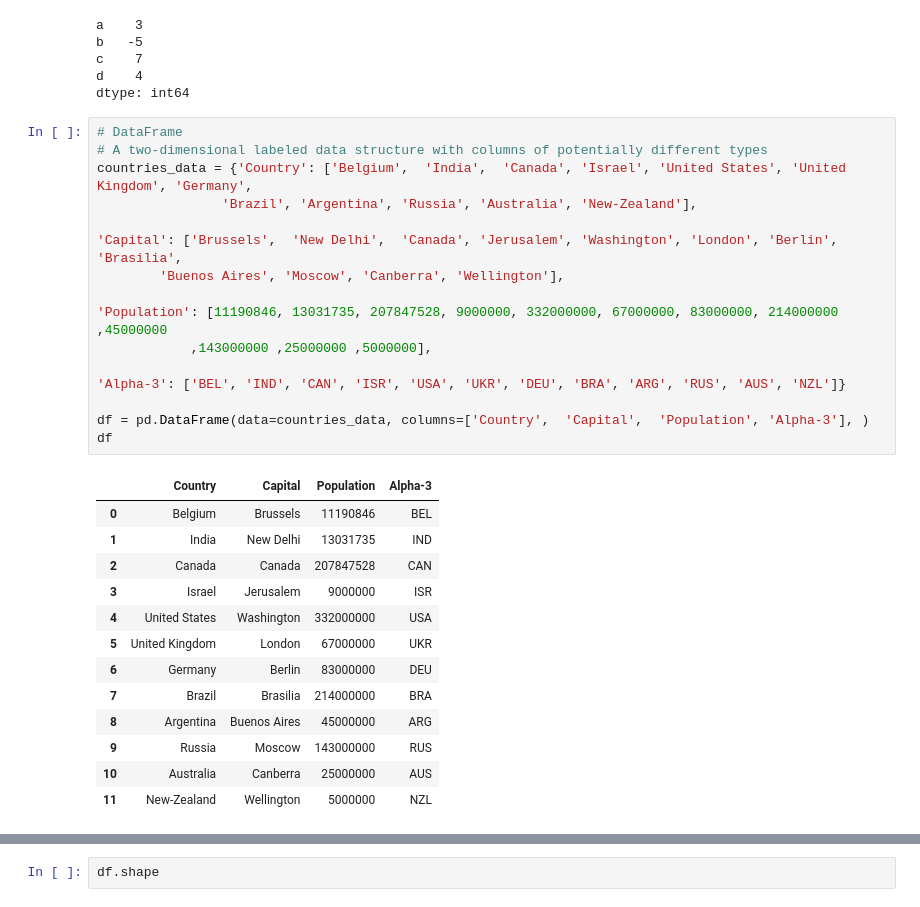
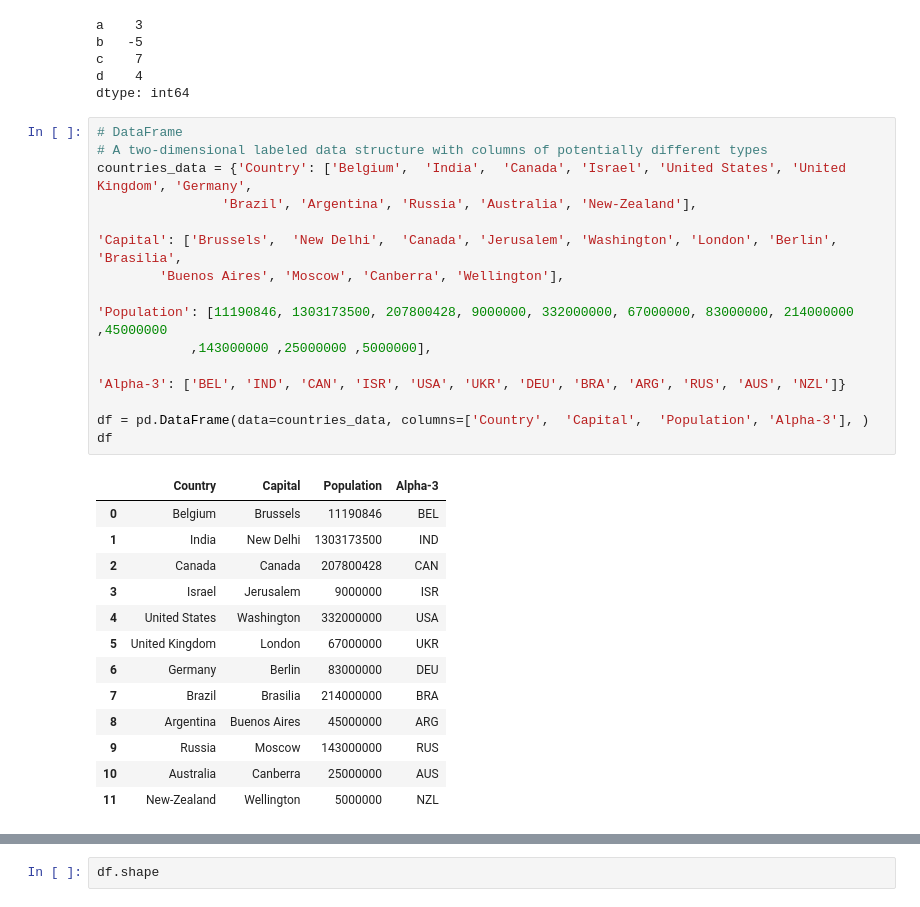
Before and after one commit to netanellevine/OOP_2022_Winter, a Jupyter notebook: TA12/pandas_and_matplotlib_basics.ipynb, the cells around one changed output, grey strips where cells are left out. Cells and saved outputs as stored; diff of their text form.

```diff
--- a/TA12/pandas_and_matplotlib_basics.ipynb
+++ b/TA12/pandas_and_matplotlib_basics.ipynb
@@ -23,24 +23,24 @@ dtype: int64
 # %%
 # DataFrame
 # A two-dimensional labeled data structure with columns of potentially different types
 countries_data = {'Country': ['Belgium',  'India',  'Canada', 'Israel', 'United States', 'United Kingdom', 'Germany',
                 'Brazil', 'Argentina', 'Russia', 'Australia', 'New-Zealand'],
 
 'Capital': ['Brussels',  'New Delhi',  'Canada', 'Jerusalem', 'Washington', 'London', 'Berlin', 'Brasilia',
         'Buenos Aires', 'Moscow', 'Canberra', 'Wellington'],
 
-'Population': [11190846, 13031735, 207847528, 9000000, 332000000, 67000000, 83000000, 214000000 ,45000000
+'Population': [11190846, 1303173500, 207800428, 9000000, 332000000, 67000000, 83000000, 214000000 ,45000000
             ,143000000 ,25000000 ,5000000],
 
 'Alpha-3': ['BEL', 'IND', 'CAN', 'ISR', 'USA', 'UKR', 'DEU', 'BRA', 'ARG', 'RUS', 'AUS', 'NZL']}
 
 df = pd.DataFrame(data=countries_data, columns=['Country',  'Capital',  'Population', 'Alpha-3'], )
 df
 # %% [output]
 |  | Country | Capital | Population | Alpha-3 |
 | 0 | Belgium | Brussels | 11190846 | BEL |
-| 1 | India | New Delhi | 13031735 | IND |
-| 2 | Canada | Canada | 207847528 | CAN |
+| 1 | India | New Delhi | 1303173500 | IND |
+| 2 | Canada | Canada | 207800428 | CAN |
 | 3 | Israel | Jerusalem | 9000000 | ISR |
 | 4 | United States | Washington | 332000000 | USA |
 | 5 | United Kingdom | London | 67000000 | UKR |
```
Also changed, not shown: parts of 12 cells of this notebook, 4 other files.
